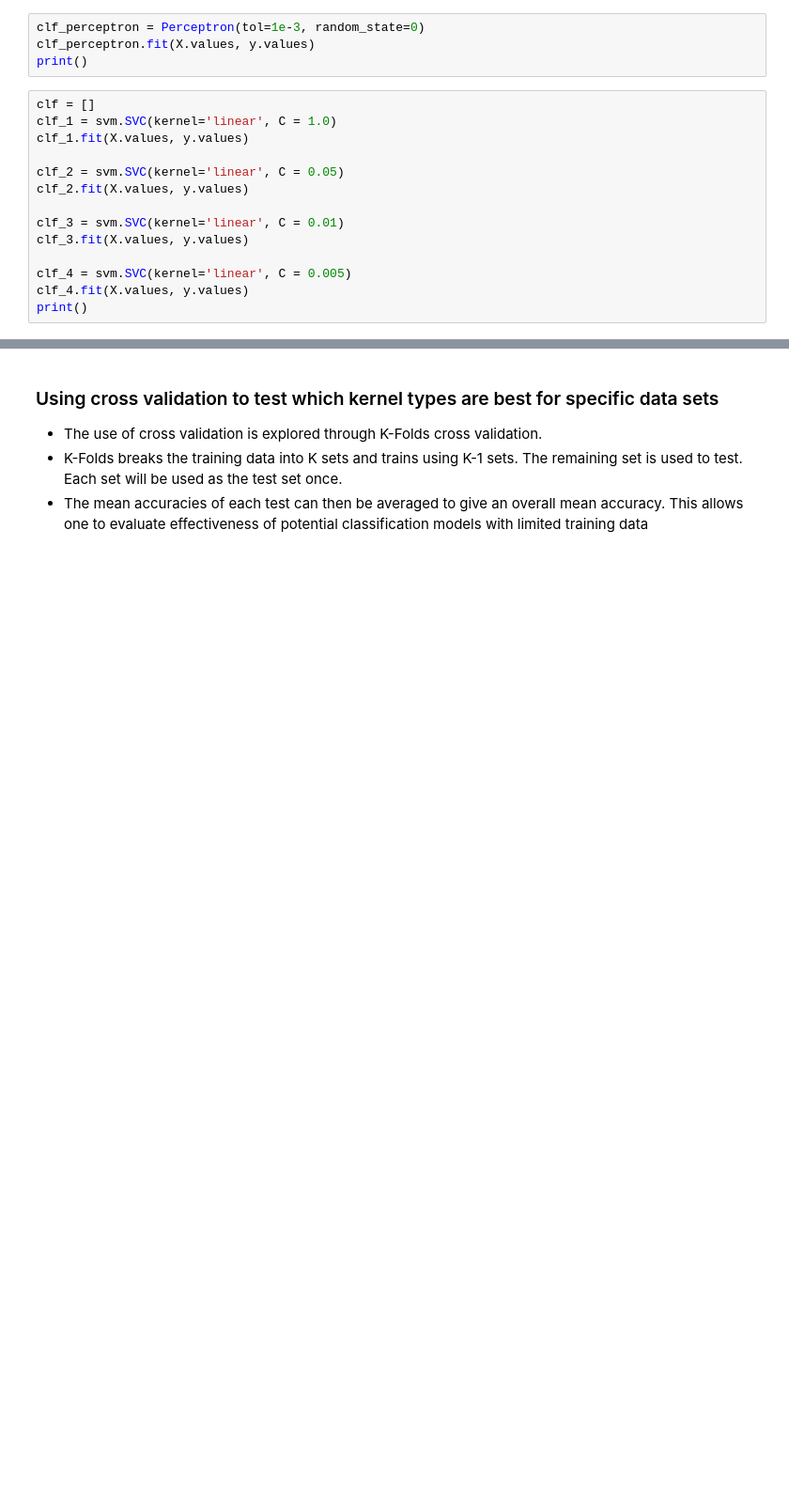
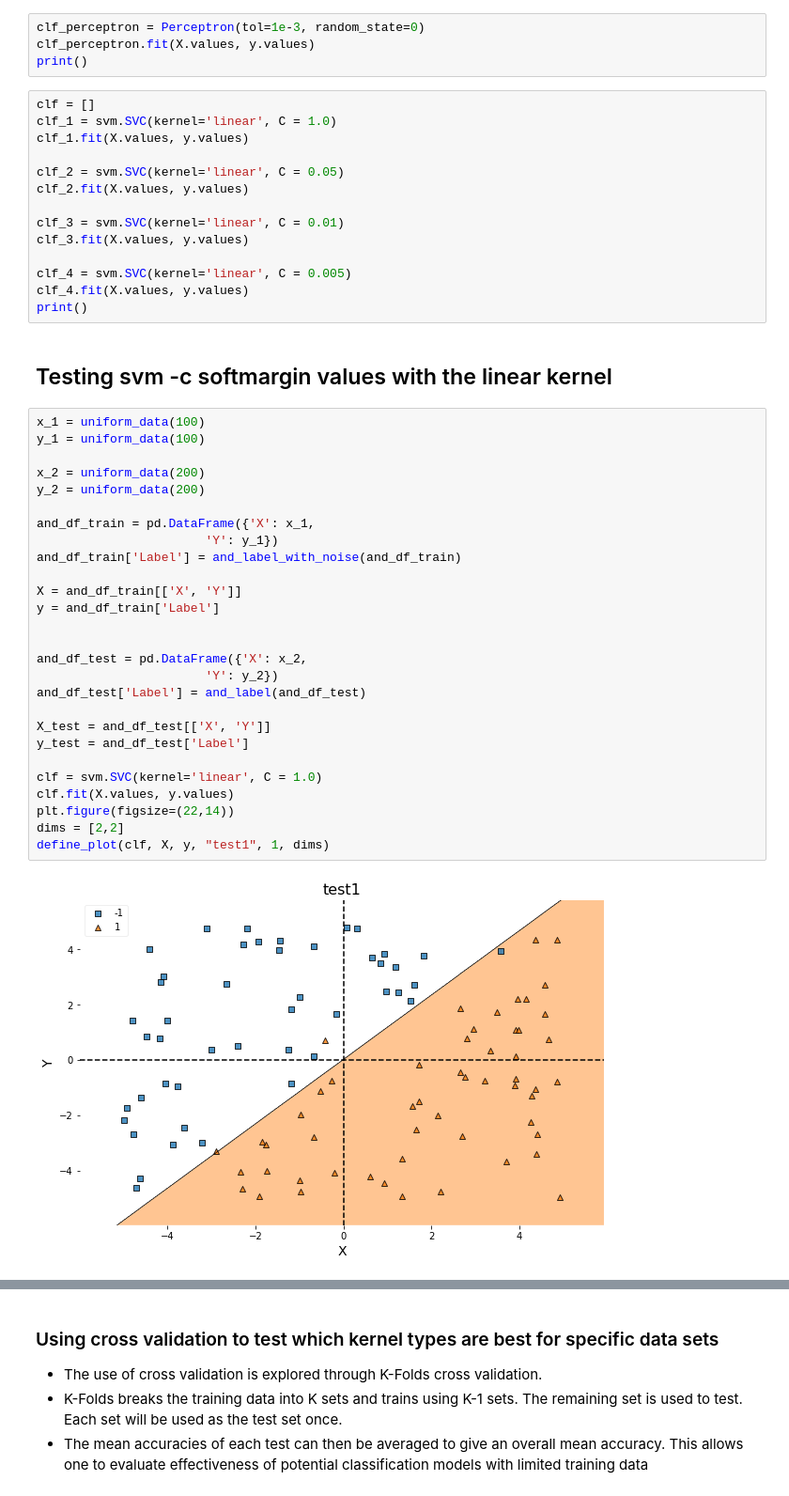
Before and after one commit to akkamin/ics435-svm, a Jupyter notebook: SVM_Combined.ipynb, the cells around one changed output, grey strips where cells are left out. Shown at 94% size. Cells and saved outputs as stored; diff of their text form; blank space fills up the shorter version.

```diff
--- a/SVM_Combined.ipynb
+++ b/SVM_Combined.ipynb
@@ -759,3 +762,34 @@ clf_3.fit(X.values, y.values)
 clf_4 = svm.SVC(kernel='linear', C = 0.005)
 clf_4.fit(X.values, y.values)
 print()
+# %% [markdown]
+## Testing svm -c softmargin values with the linear kernel
+# %%
+x_1 = uniform_data(100)
+y_1 = uniform_data(100)
+
+x_2 = uniform_data(200)
+y_2 = uniform_data(200)
+
+and_df_train = pd.DataFrame({'X': x_1,
+                       'Y': y_1})
+and_df_train['Label'] = and_label_with_noise(and_df_train)
+
+X = and_df_train[['X', 'Y']]
+y = and_df_train['Label']
+
+
+and_df_test = pd.DataFrame({'X': x_2,
+                       'Y': y_2})
+and_df_test['Label'] = and_label(and_df_test)
+
+X_test = and_df_test[['X', 'Y']]
+y_test = and_df_test['Label']
+
+clf = svm.SVC(kernel='linear', C = 1.0)
+clf.fit(X.values, y.values)
+plt.figure(figsize=(22,14))
+dims = [2,2]
+define_plot(clf, X, y, "test1", 1, dims)
+# %% [output]
+[figure, added]
```
Also changed, not shown: parts of 19 cells of this notebook.
